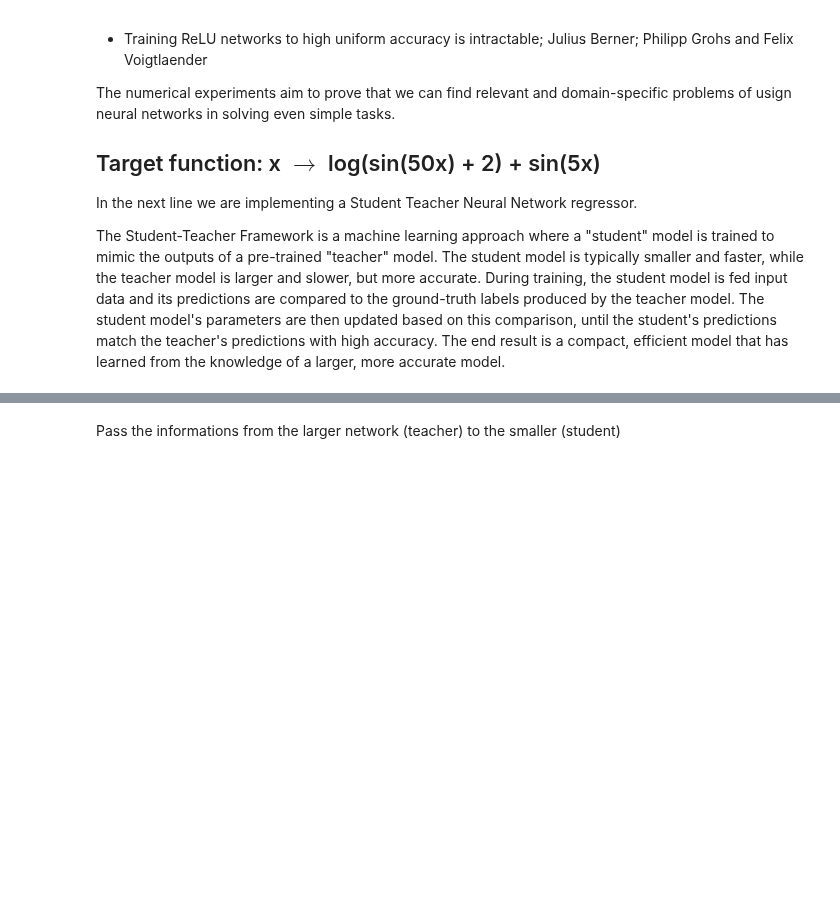
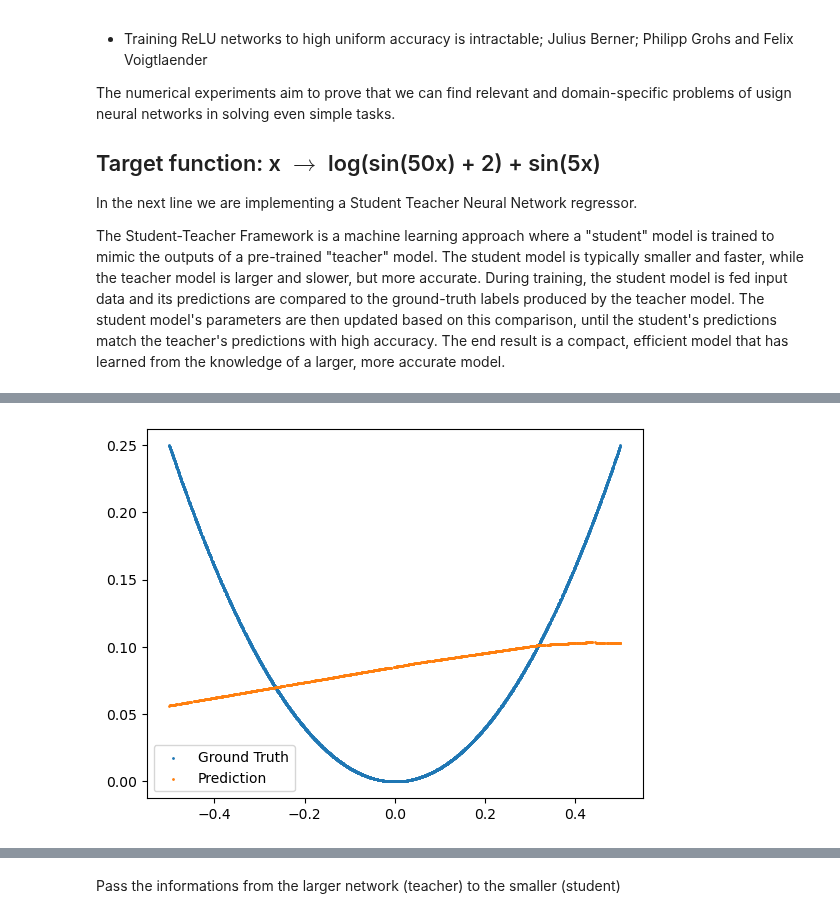
Before and after one commit to IZerab/Math_proj, a Jupyter notebook: New_script.ipynb, the cells around one changed output, grey strips where cells are left out. Drawn from its saved outputs; the diff is of its cells as text; code cells hidden in the pictures; blank space fills up the shorter version.

```diff
--- a/New_script.ipynb
+++ b/New_script.ipynb
@@ -104,0 +104,36 @@ plt.scatter(x_test, y_preds, label="Predictions on test data")
+# %%
+class MLPRegressor(nn.Module):
+    def __init__(self, input_dim, hidden_dim, output_dim):
+        super().__init__()
+        self.fc1 = nn.Linear(input_dim, hidden_dim)
+        self.fc2 = nn.Linear(hidden_dim, hidden_dim)
+        self.fc3 = nn.Linear(hidden_dim, output_dim)
+
+    def forward(self, x):
+        x = torch.relu(self.fc1(x))
+        x = torch.relu(self.fc2(x))
+        x = self.fc3(x)
+        return x
+
+    def predict(self, x):
+        with torch.no_grad():
+            return self.forward(x)
+
+    def train(self, inputs, targets, epochs, learning_rate, batch_size, criterion=nn.MSELoss(), optimizer=optim.SGD):
+        optimizer = optimizer(self.parameters(), lr=learning_rate)
+        for epoch in range(epochs):
+            for i in range(0, inputs.size(0), batch_size):
+                inputs_batch = inputs[i:i+batch_size]
+                targets_batch = targets[i:i+batch_size]
+
+                optimizer.zero_grad()
+                outputs = self(inputs_batch)
+                loss = criterion(outputs, targets_batch)
+                loss.backward()
+                optimizer.step()
+
+            print("Epoch {}/{}, Loss: {:.4f}".format(epoch+1, epochs, loss.item()))
+# %%
+# Train the model
+model = MLPRegressor(input_dim=1, hidden_dim = 10, output_dim=1)
+model.train(x_train, y_train, epochs=100, learning_rate = 0.001, batch_size = 100)
@@ -104,0 +158,11 @@ plt.scatter(x_test, y_preds, label="Predictions on test data")
+# %%
+# Predict the output for test data
+y_pred = model.predict(x_test).numpy()
+# %%
+# Plot the results
+plt.scatter(x_train.numpy(), y_train.numpy(), label='Ground Truth', s = 1)
+plt.scatter(x_test.numpy(), y_pred, label='Prediction', s=1)
+plt.legend()
+plt.show()
+# %% [output]
+[figure, added]
```
Also changed, not shown: parts of 31 cells of this notebook.
